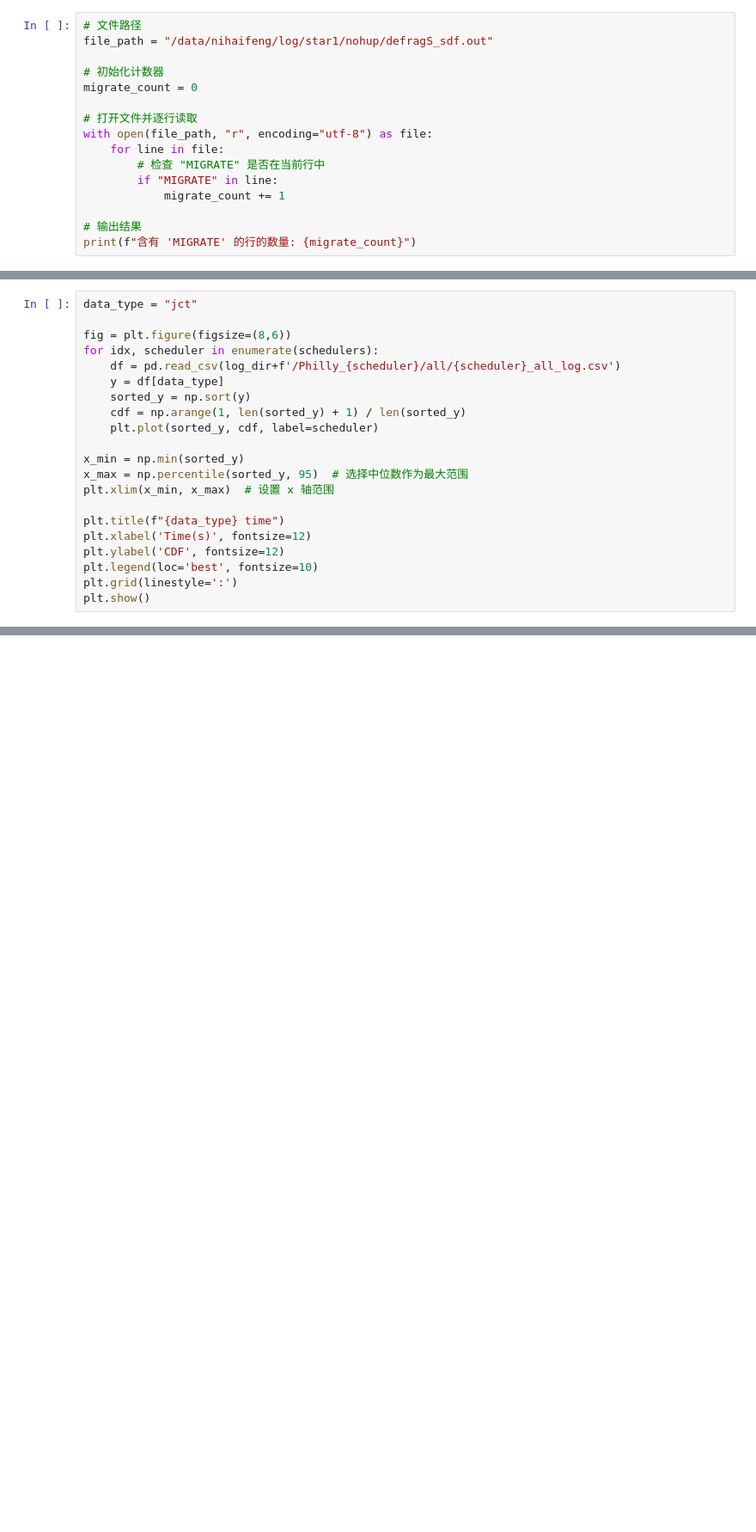
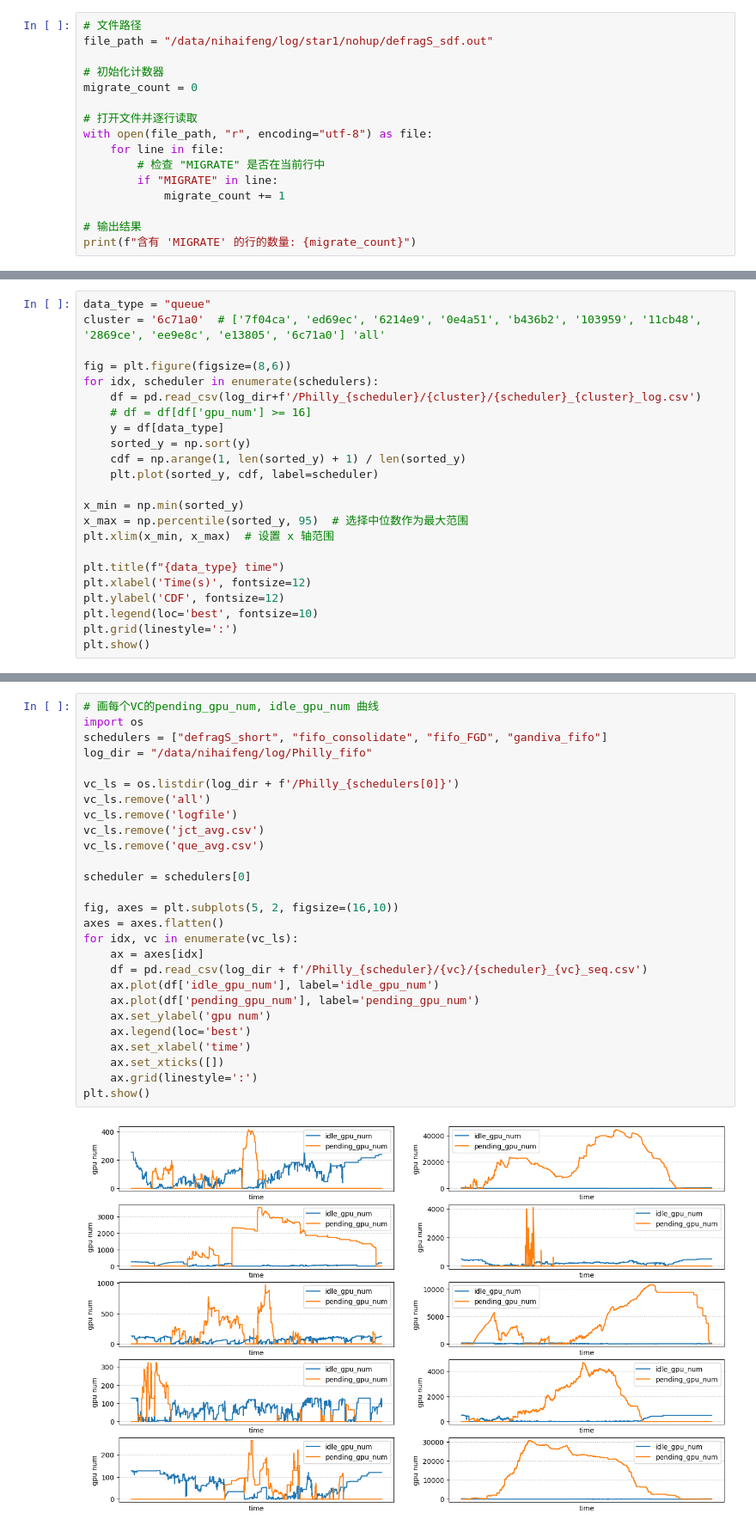
Before and after one commit to CUG-nhf/simulator, a Jupyter notebook: plot/Philly_plot.ipynb, the cells around one changed output, grey strips where cells are left out. Shown: that part at 86% size. Cells and saved outputs as stored; diff of their text form; blank space fills up the shorter version.

```diff
--- a/plot/Philly_plot.ipynb
+++ b/plot/Philly_plot.ipynb
@@ -95,9 +101,11 @@ print((tmp[1]-tmp[0])/tmp[1])
 # %%
-data_type = "jct"
+data_type = "queue"
+cluster = '6c71a0'  # ['7f04ca', 'ed69ec', '6214e9', '0e4a51', 'b436b2', '103959', '11cb48', '2869ce', 'ee9e8c', 'e13805', '6c71a0'] 'all'
 
 fig = plt.figure(figsize=(8,6))
 for idx, scheduler in enumerate(schedulers):
-	df = pd.read_csv(log_dir+f'/Philly_{scheduler}/all/{scheduler}_all_log.csv')
+	df = pd.read_csv(log_dir+f'/Philly_{scheduler}/{cluster}/{scheduler}_{cluster}_log.csv')
+	# df = df[df['gpu_num'] >= 16]
 	y = df[data_type]
 	sorted_y = np.sort(y)
 	cdf = np.arange(1, len(sorted_y) + 1) / len(sorted_y)
@@ -210,0 +128,29 @@ for vc in vc_ls:
+# %%
+# 画每个VC的pending_gpu_num, idle_gpu_num 曲线
+import os
+schedulers = ["defragS_short", "fifo_consolidate", "fifo_FGD", "gandiva_fifo"]
+log_dir = "/data/nihaifeng/log/Philly_fifo"
+
+vc_ls = os.listdir(log_dir + f'/Philly_{schedulers[0]}')
+vc_ls.remove('all')
+vc_ls.remove('logfile')
+vc_ls.remove('jct_avg.csv')
+vc_ls.remove('que_avg.csv')
+
+scheduler = schedulers[0]
+
+fig, axes = plt.subplots(5, 2, figsize=(16,10))
+axes = axes.flatten()
+for idx, vc in enumerate(vc_ls):
+	ax = axes[idx]
+	df = pd.read_csv(log_dir + f'/Philly_{scheduler}/{vc}/{scheduler}_{vc}_seq.csv')
+	ax.plot(df['idle_gpu_num'], label='idle_gpu_num')
+	ax.plot(df['pending_gpu_num'], label='pending_gpu_num')
+	ax.set_ylabel('gpu num')
+	ax.legend(loc='best')
+	ax.set_xlabel('time')
+	ax.set_xticks([])
+	ax.grid(linestyle=':')
+plt.show()
+# %% [output]
+[figure, added]
```
Also changed, not shown: parts of 13 cells of this notebook, 13 other files.
